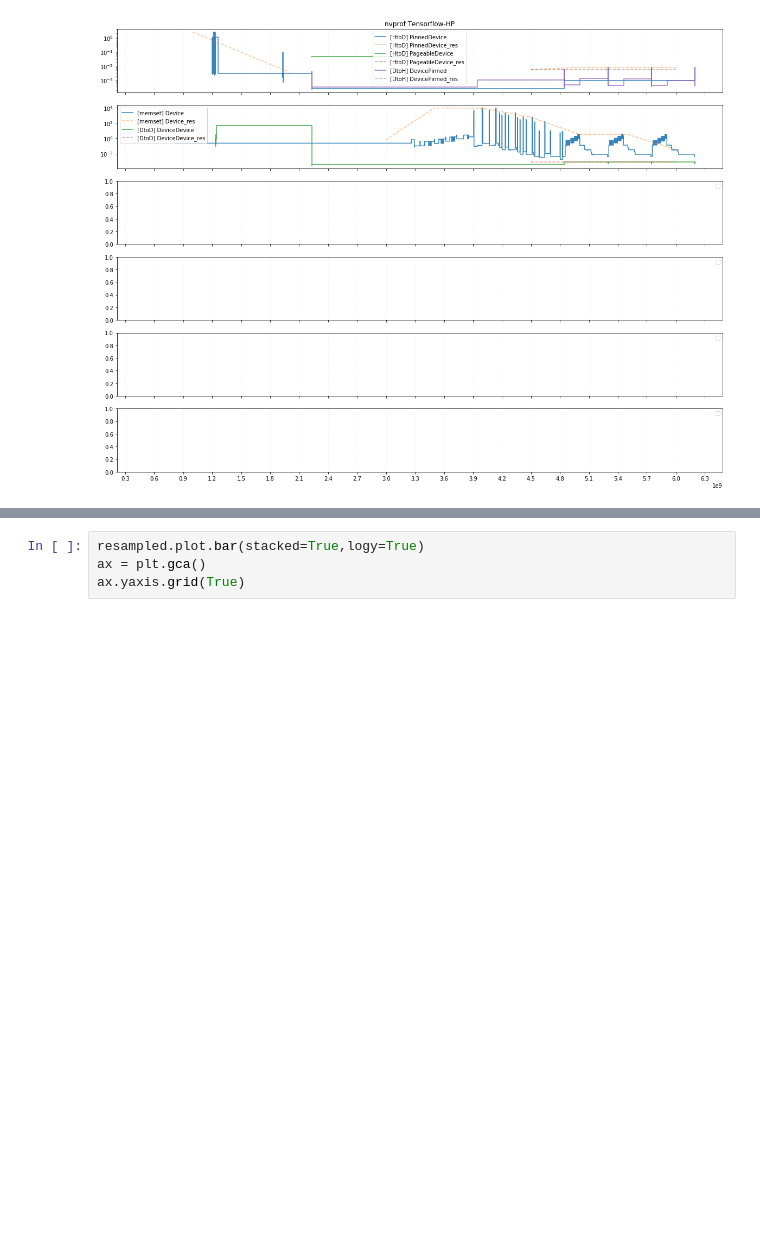
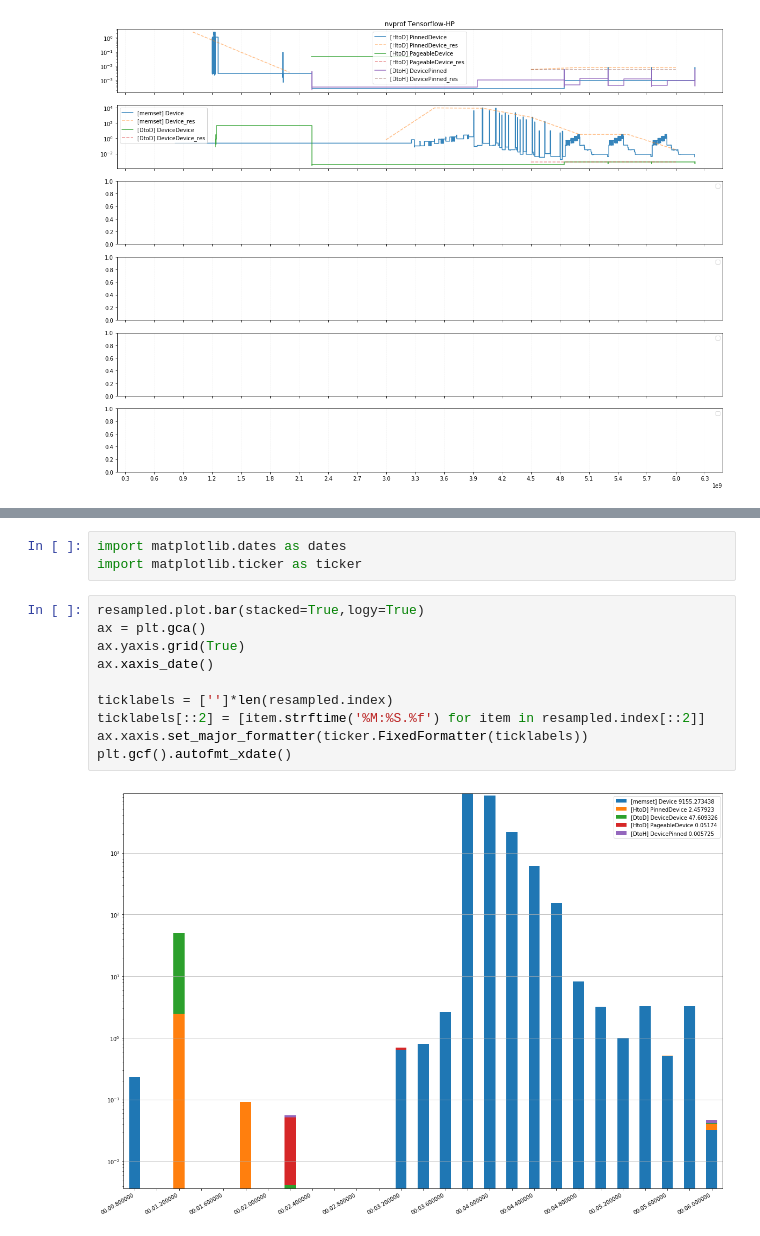
Before and after one commit to pyotr777/mlbenchmarks, a Jupyter notebook: plot traces resample.ipynb, the cells around one changed output, grey strips where cells are left out. Drawn from its saved outputs; the diff is of its cells as text; blank space fills up the shorter version.

Commit message:
set x-ticks and labels for resampled data frame bar chart.

```diff
--- a/plot traces resample.ipynb
+++ b/plot traces resample.ipynb
@@ -202,4 +224,15 @@ plt.show()
+# %%
+import matplotlib.dates as dates
+import matplotlib.ticker as ticker
 # %%
 resampled.plot.bar(stacked=True,logy=True)
 ax = plt.gca()
 ax.yaxis.grid(True)
+ax.xaxis_date()
+
+ticklabels = ['']*len(resampled.index)
+ticklabels[::2] = [item.strftime('%M:%S.%f') for item in resampled.index[::2]]
+ax.xaxis.set_major_formatter(ticker.FixedFormatter(ticklabels))
+plt.gcf().autofmt_xdate()
+# %% [output]
+[figure, added]
```
Also changed, not shown: parts of 2 cells of this notebook, 1 other file.
